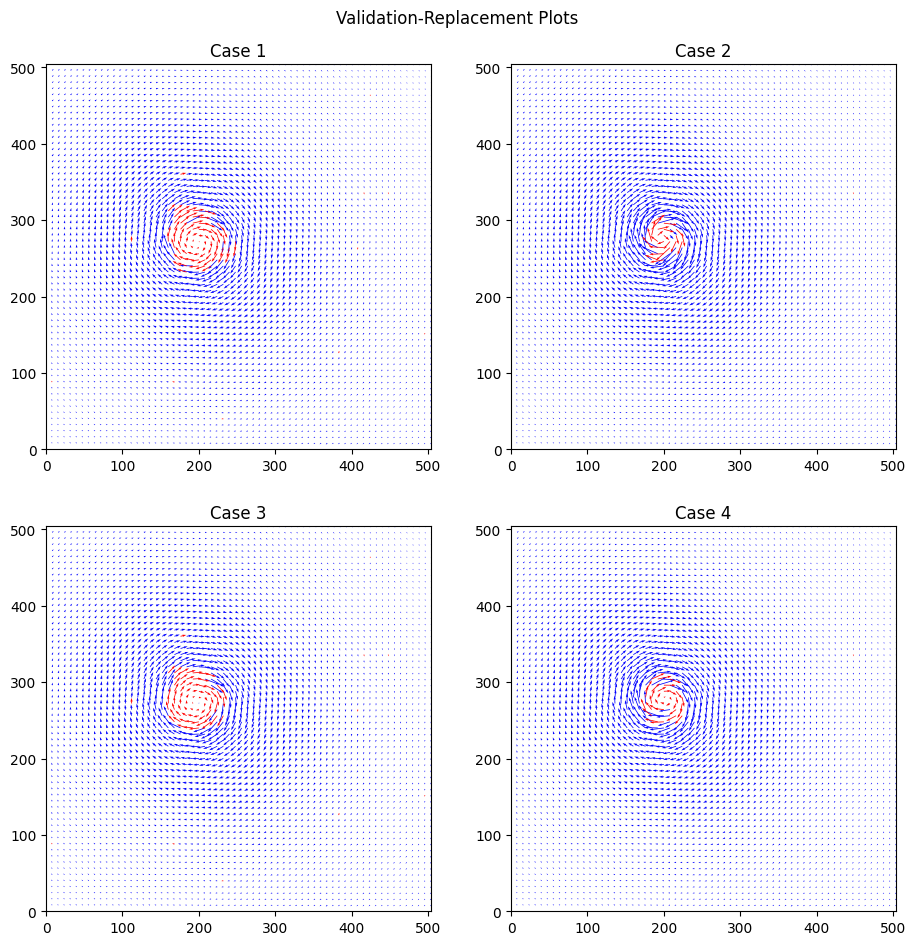
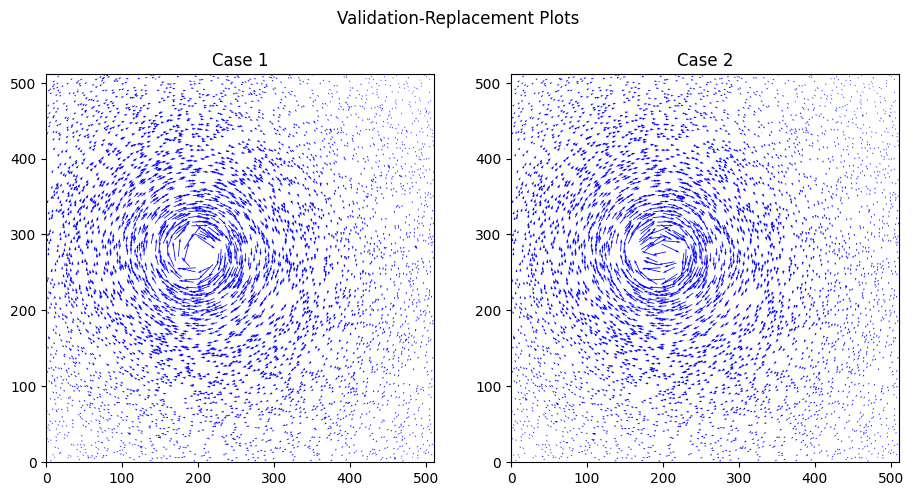
Code edit (unified diff) that turned the first committed figure into the second:
--- before
+++ after
@@ -1,31 +1,26 @@
 #@title Plot the results
-fig, axs = plt.subplots(2, 2, figsize=(11, 11))
-vector_width = 0.002
-vector_scale = 250
+vector_width = 0.002 #@param {type:"slider", min:0, max:0.002, step:0.0001}
+vector_scale = 200 #@param {type:"slider", min:10, max:500, step:10}
 
 # Plot the quiver plots.
+fig, axs = plt.subplots(1, 2, figsize=(11, 11))
+ticks_step = 100
 for i, ax in enumerate(axs.flatten()):
-    ax.quiver(x[~loc[i]], y[~loc[i]], u[i][~loc[i]], v[i][~loc[i]], color="blue", width=vector_width, scale=vector_scale)
-    ax.quiver(x[loc[i]], y[loc[i]], u[i][loc[i]], v[i][loc[i]], color="red", width=vector_width, scale=vector_scale)
+    ax.quiver(x[i], y[i], u[i], v[i], color="blue", width=vector_width, scale=vector_scale)
 
     # Plot settings.
     ax.set_aspect(1)
-    ax.set_xlim(x.min(), x.max())
-    ax.set_ylim(y.min(), y.max())
+    ax.set_xlim(x[i].min(), x[i].max())
+    ax.set_ylim(y[i].min(), y[i].max())
+    ax.set_xticks(range(0, frame_shape[1], ticks_step))
+    ax.set_yticks(range(0, frame_shape[0], ticks_step))
+    ax.set_title("Case {}".format(i))
 
 # Set titles and labels.
-axs[0, 0].set_title('Case 1')
-axs[0, 1].set_title('Case 2')
-axs[1, 0].set_title('Case 3')
-axs[1, 1].set_title('Case 4')
-
-# Modify tick labels and ticks.
-ticks_step = 100
-for ax in axs.flatten():
-    ax.set_xticks(range(0, int(x[0, -1]), ticks_step))
-    ax.set_yticks(range(0, int(y[0, -1]), ticks_step))
+axs[0].set_title('Case 1')
+axs[1].set_title('Case 2')
 
 # Adjust spacing between subplots.
 fig.subplots_adjust(wspace=0.2, hspace=0.2)
-fig.suptitle('Validation-Replacement Plots', y=0.93)
+fig.suptitle('Validation-Replacement Plots', y=0.73)
 plt.show()

Commit: Update tutorials